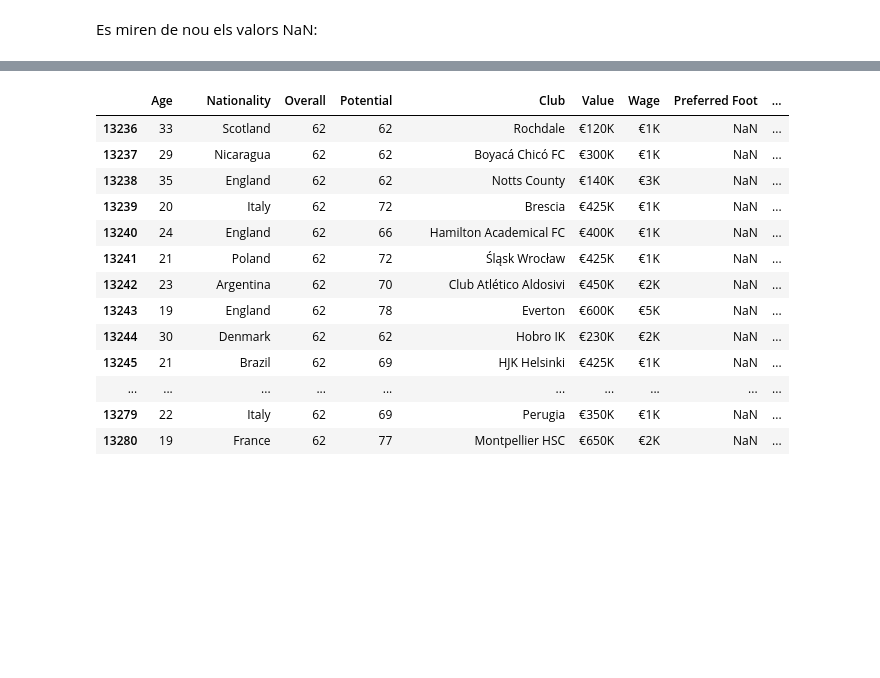
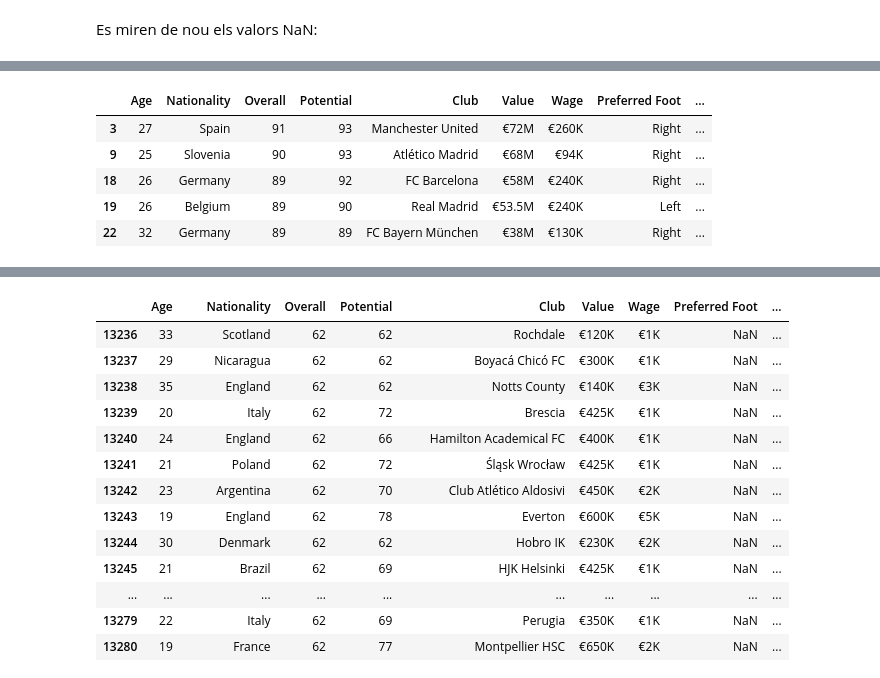
Before and after one commit to miqvm/practica-ML-21722, a Jupyter notebook: practica/Practica.ipynb, the cells around one changed output, grey strips where cells are left out. Cells and saved outputs as stored; diff of their text form; code cells hidden in the pictures; blank space fills up the shorter version.

```diff
--- a/practica/Practica.ipynb
+++ b/practica/Practica.ipynb
@@ -222,29 +305,0 @@ Podem veure com els porters no tenen cap valor als atributs de posició (*LS, ST
-# %%
-df["LS"] = df["LS"].fillna("0+0")
-df["ST"] = df["ST"].fillna("0+0")
-df["RS"] = df["RS"].fillna("0+0")
-df["LW"] = df["LW"].fillna("0+0")
-df["LF"] = df["LF"].fillna("0+0")
-df["CF"] = df["CF"].fillna("0+0")
-df["RF"] = df["RF"].fillna("0+0")
-df["RW"] = df["RW"].fillna("0+0")
-df["LAM"] = df["LAM"].fillna("0+0")
-df["CAM"] = df["CAM"].fillna("0+0")
-df["RAM"] = df["RAM"].fillna("0+0")
-df["LM"] = df["LM"].fillna("0+0")
-df["LCM"] = df["LCM"].fillna("0+0")
-df["CM"] = df["CM"].fillna("0+0")
-df["RCM"] = df["RCM"].fillna("0+0")
-df["RM"] = df["RM"].fillna("0+0")
-df["LWB"] = df["LWB"].fillna("0+0")
-df["LDM"] = df["LDM"].fillna("0+0")
-df["CDM"] = df["CDM"].fillna("0+0")
-df["RDM"] = df["RDM"].fillna("0+0")
-df["RWB"] = df["RWB"].fillna("0+0")
-df["LB"] = df["LB"].fillna("0+0")
-df["LCB"] = df["LCB"].fillna("0+0")
-df["CB"] = df["CB"].fillna("0+0")
-df["RCB"] = df["RCB"].fillna("0+0")
-df["RB"] = df["RB"].fillna("0+0")
-
-df.head()
@@ -353,0 +372,12 @@ df.columns[df.isna().any()].tolist()
+# %%
+gk = df[df['Position']  == "GK"]
+indexGK = df[df['Position']  == "GK"].index
+df.drop(indexGK , inplace=True)
+gk.head()
+# %% [output]
+|  | Age | Nationality | Overall | Potential | Club | Value | Wage | Preferred Foot | ... |
+| 3 | 27 | Spain | 91 | 93 | Manchester United | €72M | €260K | Right | ... |
+| 9 | 25 | Slovenia | 90 | 93 | Atlético Madrid | €68M | €94K | Right | ... |
+| 18 | 26 | Germany | 89 | 92 | FC Barcelona | €58M | €240K | Right | ... |
+| 19 | 26 | Belgium | 89 | 90 | Real Madrid | €53.5M | €240K | Left | ... |
+| 22 | 32 | Germany | 89 | 89 | FC Bayern München | €38M | €130K | Right | ... |
```
Also changed, not shown: parts of 68 cells of this notebook.
